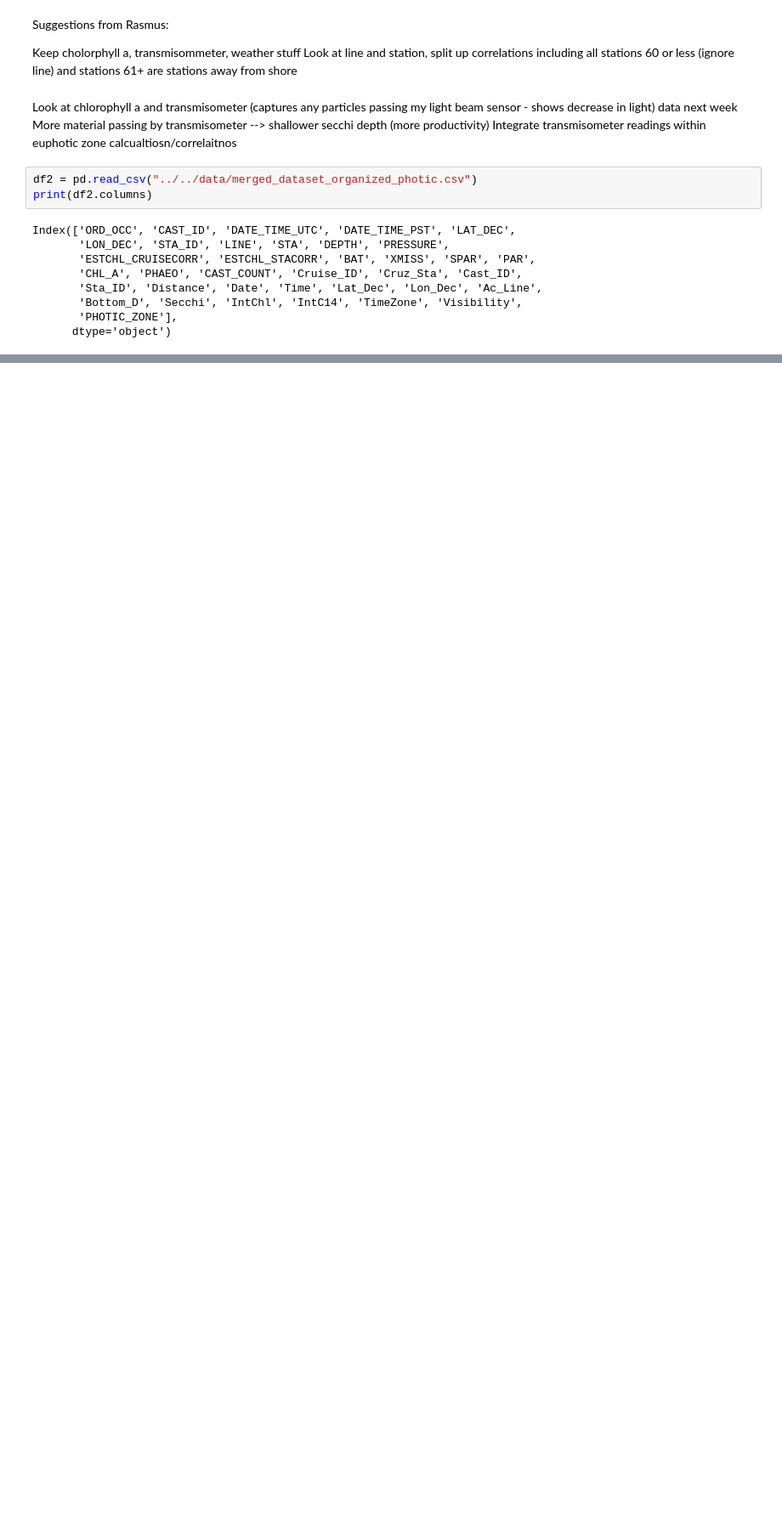
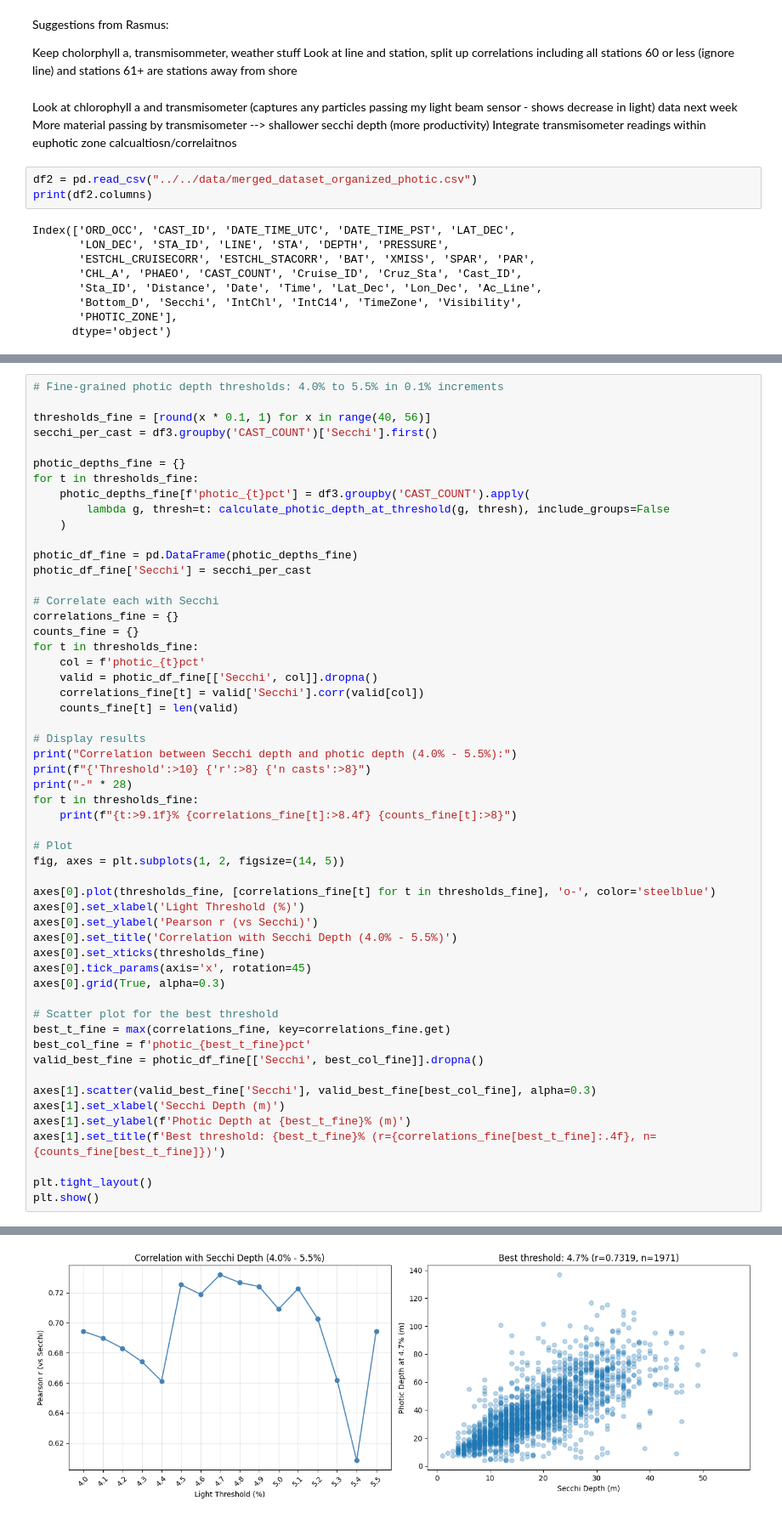
Before and after one commit to LucasC212/Scripps-Light-Attenuation-Capstone-Project, a Jupyter notebook: scripts/EDA-secchi_vs_PAR_euphotic_zone.ipynb, the cells around one changed output, grey strips where cells are left out. Shown at 85% size. Cells and saved outputs as stored; diff of their text form; blank space fills up the shorter version.

```diff
--- a/scripts/EDA-secchi_vs_PAR_euphotic_zone.ipynb
+++ b/scripts/EDA-secchi_vs_PAR_euphotic_zone.ipynb
@@ -505,0 +526,55 @@ Name: count, dtype: int64
+# %%
+# Fine-grained photic depth thresholds: 4.0% to 5.5% in 0.1% increments
+
+thresholds_fine = [round(x * 0.1, 1) for x in range(40, 56)]
+secchi_per_cast = df3.groupby('CAST_COUNT')['Secchi'].first()
+
+photic_depths_fine = {}
+for t in thresholds_fine:
+    photic_depths_fine[f'photic_{t}pct'] = df3.groupby('CAST_COUNT').apply(
+        lambda g, thresh=t: calculate_photic_depth_at_threshold(g, thresh), include_groups=False
+    )
+
+photic_df_fine = pd.DataFrame(photic_depths_fine)
+photic_df_fine['Secchi'] = secchi_per_cast
+
+# Correlate each with Secchi
+correlations_fine = {}
+counts_fine = {}
+for t in thresholds_fine:
+    col = f'photic_{t}pct'
+    valid = photic_df_fine[['Secchi', col]].dropna()
+    correlations_fine[t] = valid['Secchi'].corr(valid[col])
+    counts_fine[t] = len(valid)
+
+# Display results
+print("Correlation between Secchi depth and photic depth (4.0% - 5.5%):")
+print(f"{'Threshold':>10} {'r':>8} {'n casts':>8}")
+print("-" * 28)
+for t in thresholds_fine:
+    print(f"{t:>9.1f}% {correlations_fine[t]:>8.4f} {counts_fine[t]:>8}")
+
+# Plot
+fig, axes = plt.subplots(1, 2, figsize=(14, 5))
+
+axes[0].plot(thresholds_fine, [correlations_fine[t] for t in thresholds_fine], 'o-', color='steelblue')
+axes[0].set_xlabel('Light Threshold (%)')
+axes[0].set_ylabel('Pearson r (vs Secchi)')
+axes[0].set_title('Correlation with Secchi Depth (4.0% - 5.5%)')
+axes[0].set_xticks(thresholds_fine)
+axes[0].tick_params(axis='x', rotation=45)
+axes[0].grid(True, alpha=0.3)
+
+# Scatter plot for the best threshold
+best_t_fine = max(correlations_fine, key=correlations_fine.get)
+best_col_fine = f'photic_{best_t_fine}pct'
+valid_best_fine = photic_df_fine[['Secchi', best_col_fine]].dropna()
+
+axes[1].scatter(valid_best_fine['Secchi'], valid_best_fine[best_col_fine], alpha=0.3)
+axes[1].set_xlabel('Secchi Depth (m)')
+axes[1].set_ylabel(f'Photic Depth at {best_t_fine}% (m)')
+axes[1].set_title(f'Best threshold: {best_t_fine}% (r={correlations_fine[best_t_fine]:.4f}, n={counts_fine[best_t_fine]})')
+
+plt.tight_layout()
+plt.show()
+# %% [output]
@@ -505,0 +600 @@ Name: count, dtype: int64
+[figure, added]
```
Also changed, not shown: parts of 15 cells of this notebook, 1 other file.
